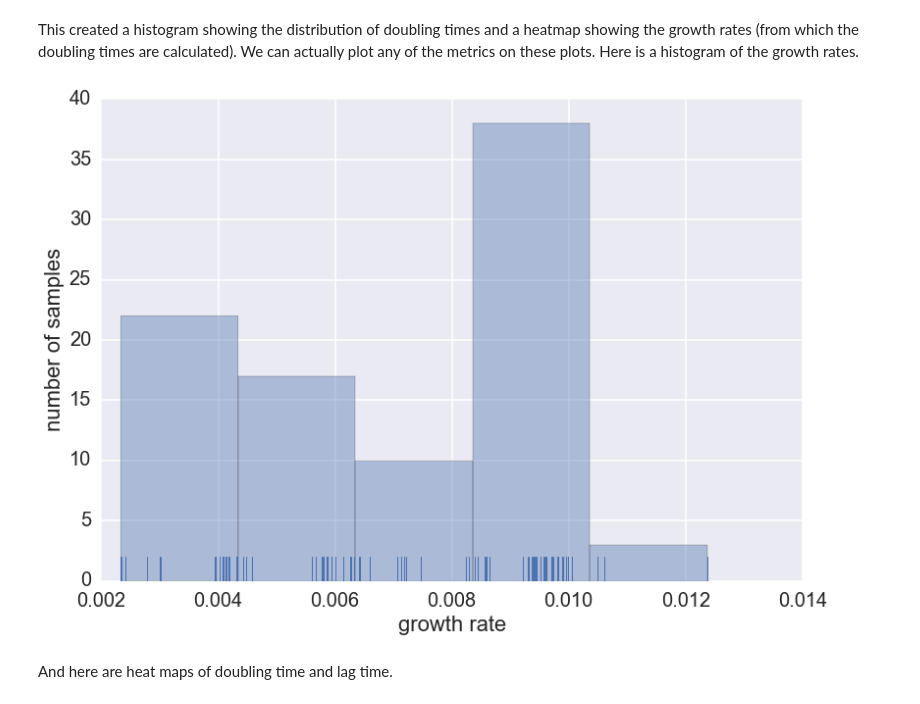
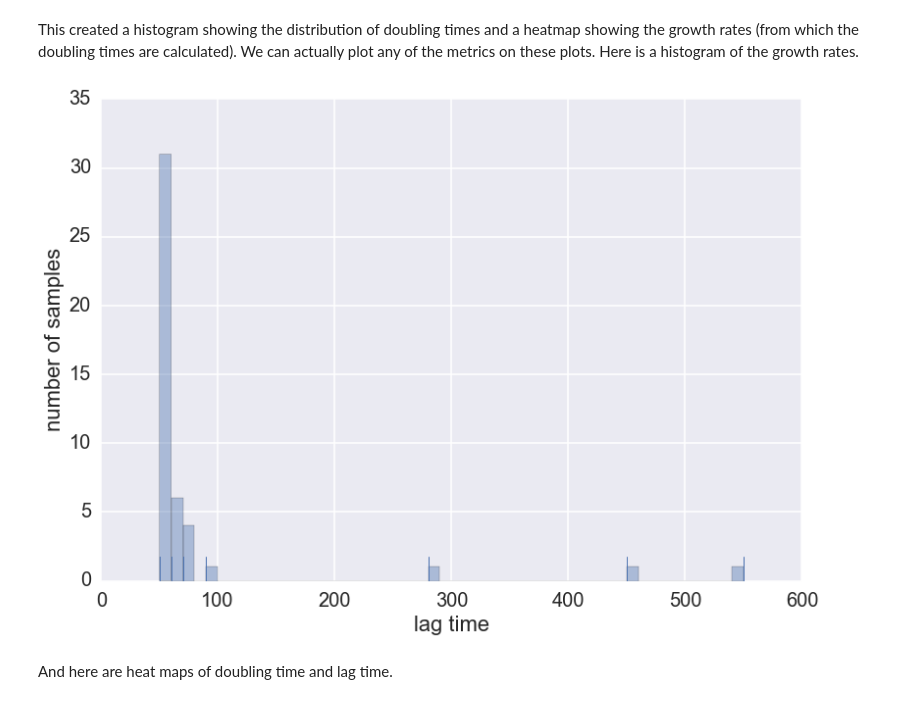
Before and after one commit to sriramsrikant/OD_growth_finder, a Jupyter notebook: OD_demo_notebook.ipynb, the cells around one changed output. Saved outputs shown, nothing was run; the diff lists cells and outputs as text; code cells hidden in the pictures.

Commit message:
Changed lag time calculation. Fixed bugs in running spline method. Added standard deviation to compute_means function.

```diff
--- a/OD_demo_notebook.ipynb
+++ b/OD_demo_notebook.ipynb
@@ -46,9 +46,9 @@ od.make_plots(demo_expt1)
 This created a histogram showing the distribution of doubling times and a heatmap showing the growth rates (from which the doubling times are calculated).
 We can actually plot any of the metrics on these plots. Here is a histogram of the growth rates.
 # %%
-demo_expt1.plot_histogram(metric='growth rate', unit='')
+demo_expt1.plot_histogram(metric='lag time', unit='')
 # %% [output]
-[figure, old version]
+[figure, new version]
 # %% [markdown]
 And here are heat maps of doubling time and lag time.
 # %%
```
Also changed, not shown: parts of 1 cell of this notebook, 1 other file.
